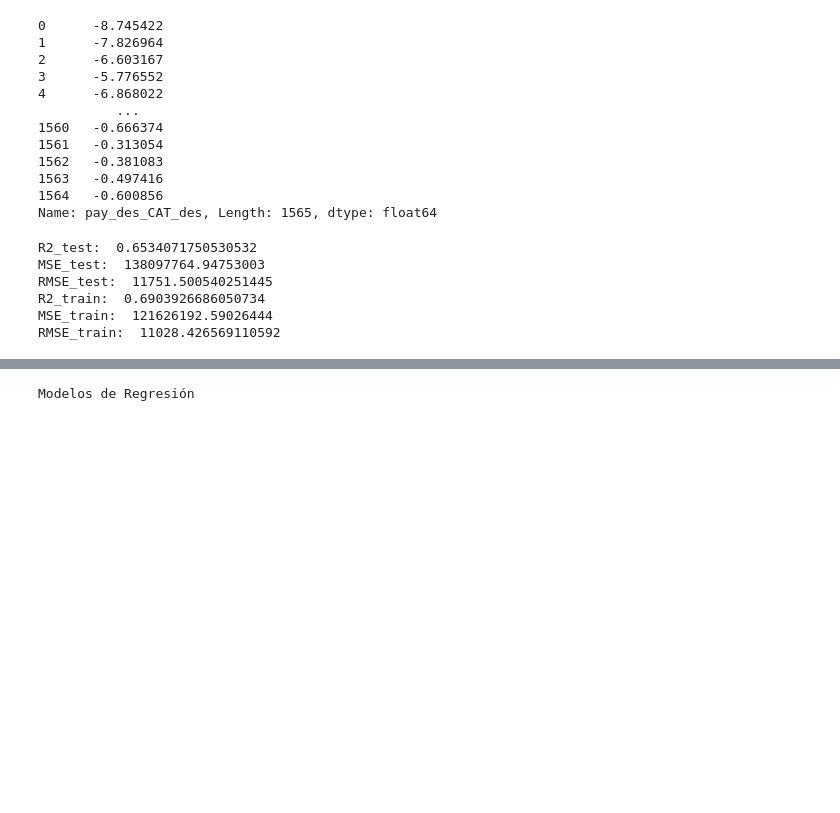
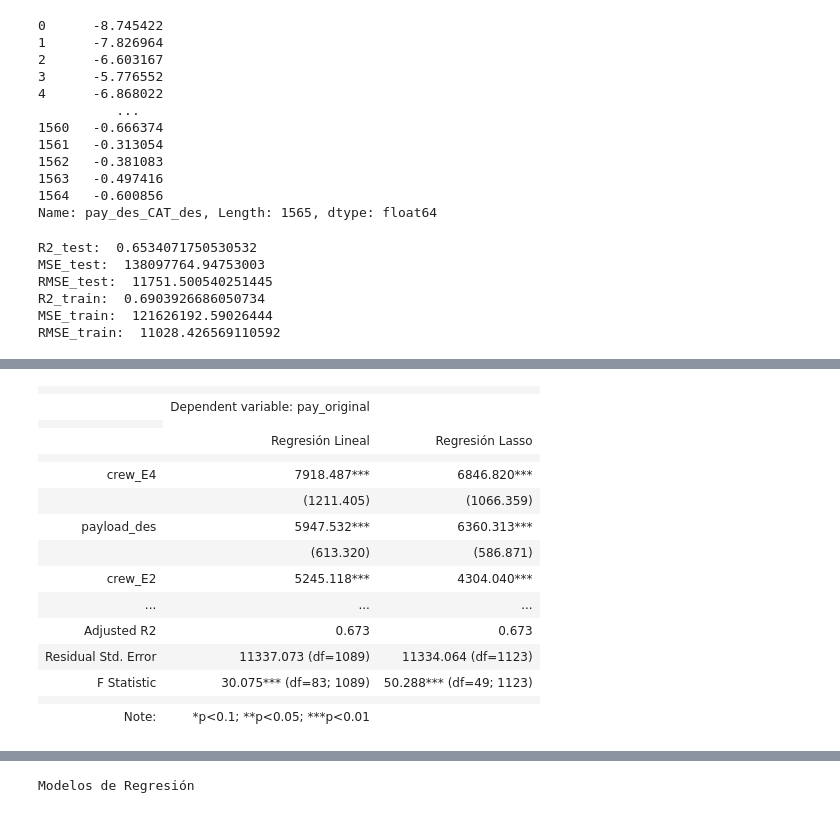
Before and after one commit to ecdiazl/capstone-project, a Jupyter notebook: RLine/Capstone - Regresion Lineal v8 (payload).ipynb, the cells around one changed output, grey strips where cells are left out. Saved outputs shown, nothing was run; the diff lists cells and outputs as text; code cells hidden in the pictures; blank space fills up the shorter version.

Commit message:
incorporamos tablas de comparación RLineal - RLasso

```diff
--- a/RLine/Capstone - Regresion Lineal v8 (payload).ipynb
+++ b/RLine/Capstone - Regresion Lineal v8 (payload).ipynb
@@ -736,17 +736,47 @@ plt.show()
 # %%
-# creamos lista de ariables con resultados de ls
+# creamos lista de variables con resultados de ls
 var_ls = ls.params
 var_ls = var_ls.drop('const')
 var_ls = var_ls.sort_values(ascending=False)
 
 # seleccionamos las primeras 10 variables
 top_var = var_ls.head(10)
+top_var_index = top_var.index
 
 # seleccionamos las últimas 10 variables
 bottom_var = var_ls.tail(10)
+bottom_var_index = bottom_var.index
 
 #listado ordenado de variables
 var_order = pd.concat([top_var, bottom_var])
 var_order = var_order.index
 # %%
 stargazer = Stargazer([ro, ls])
+# %%
+# tabla con las primeras 10 variables
+stargazer = Stargazer([ro, ls])
+stargazer.custom_columns(['Regresión Lineal', 'Regresión Lasso'], [1, 1])
+stargazer.show_model_numbers(False)
+stargazer.show_degrees_of_freedom(True)
+stargazer.show_residual_std_err
+stargazer.show_f_statistic
+stargazer.show_adj_r2
+stargazer.covariate_order(top_var_index)
+stargazer
+# %% [output]
+|  |  |  |
+|  | Dependent variable: pay_original |  |
+|  |
+|  | Regresión Lineal | Regresión Lasso |
+|  |  |  |
+| crew_E4 | 7918.487*** | 6846.820*** |
+|  | (1211.405) | (1066.359) |
+| payload_des | 5947.532*** | 6360.313*** |
+|  | (613.320) | (586.871) |
+| crew_E2 | 5245.118*** | 4304.040*** |
+| ... | ... | ... |
+| Adjusted R2 | 0.673 | 0.673 |
+| Residual Std. Error | 11337.073 (df=1089) | 11334.064 (df=1123) |
+| F Statistic | 30.075*** (df=83; 1089) | 50.288*** (df=49; 1123) |
+|  |  |  |
+| Note: | *p<0.1; **p<0.05; ***p<0.01 |  |
```
Also changed, not shown: parts of 18 cells of this notebook, 3 other files.
